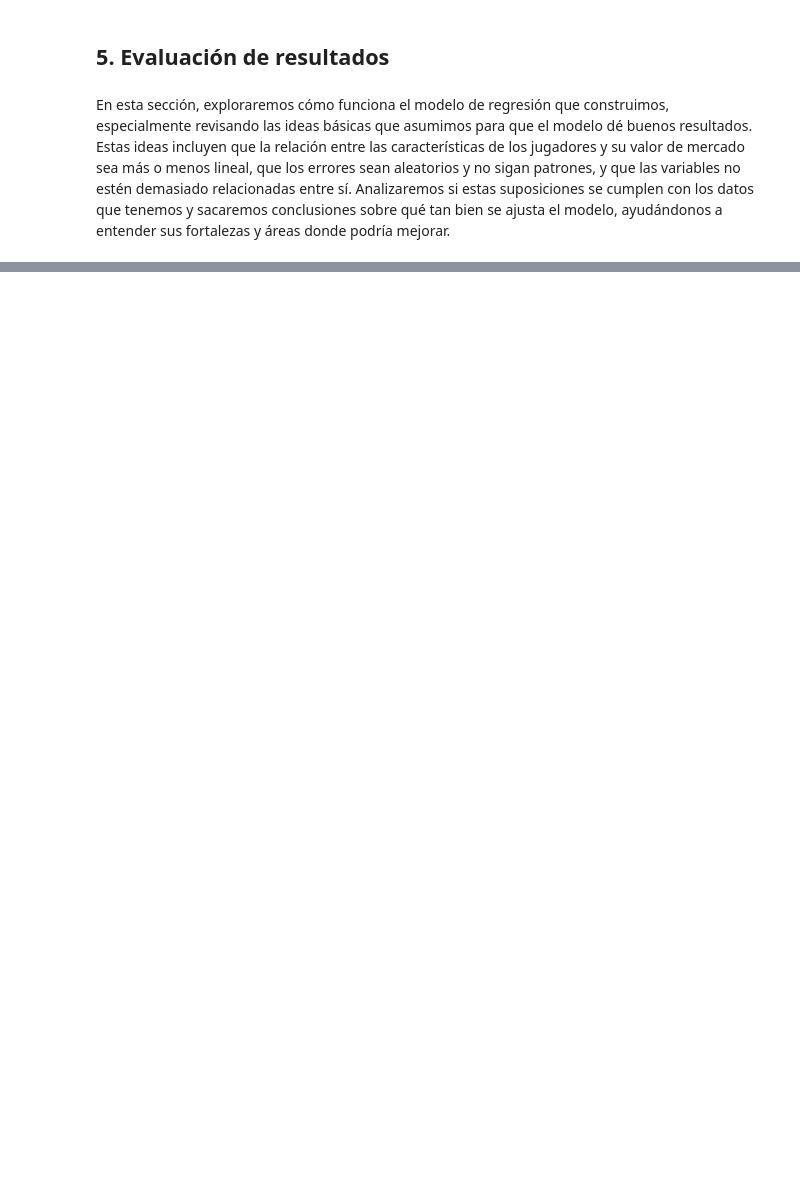
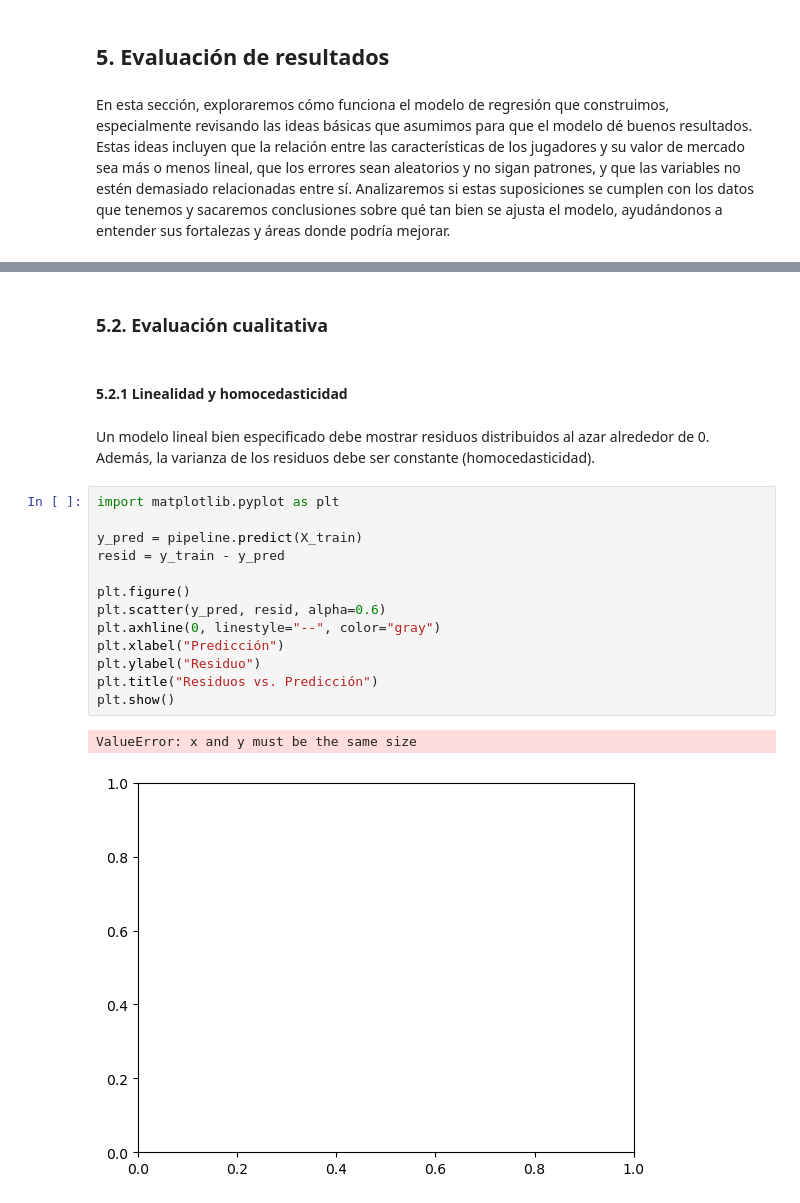
Before and after one commit to carvafel/Lab-1, a Jupyter notebook: Informe 2.1.ipynb, the cells around one changed output, grey strips where cells are left out. Drawn from its saved outputs; the diff is of its cells as text; blank space fills up the shorter version.

```diff
--- a/Informe 2.1.ipynb
+++ b/Informe 2.1.ipynb
@@ -1213,0 +1202,22 @@ En términos de negocio, esto significa que el error típico en las predicciones
+# %% [markdown]
+### 5.2. Evaluación cualitativa
+# %% [markdown]
+#### 5.2.1 Linealidad y homocedasticidad
+# %% [markdown]
+Un modelo lineal bien especificado debe mostrar residuos distribuidos al azar alrededor de 0. Además, la varianza de los residuos debe ser constante (homocedasticidad).
+# %%
+import matplotlib.pyplot as plt
+
+y_pred = pipeline.predict(X_train)
+resid = y_train - y_pred
+
+plt.figure()
+plt.scatter(y_pred, resid, alpha=0.6)
+plt.axhline(0, linestyle="--", color="gray")
+plt.xlabel("Predicción")
+plt.ylabel("Residuo")
+plt.title("Residuos vs. Predicción")
+plt.show()
+# %% [output]
+ValueError: x and y must be the same size
+[figure, added]
```
Also changed, not shown: parts of 7 cells of this notebook.
